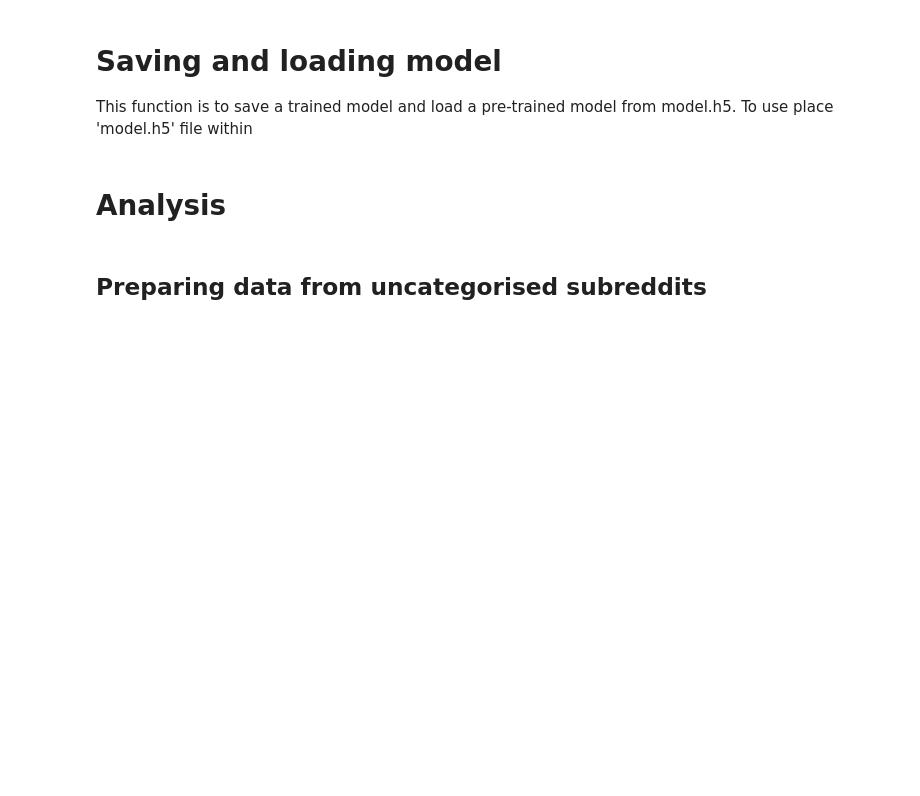
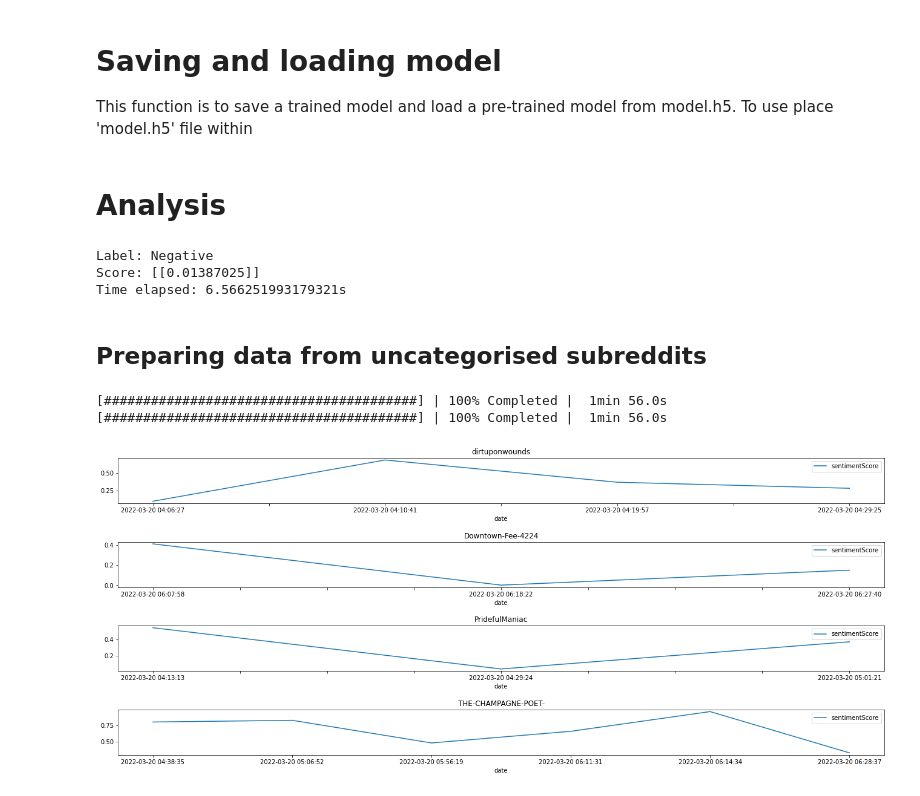
Before and after one commit to yipjunkai/1015_proj, a Jupyter notebook: proj.ipynb, the cells around one changed output. Saved outputs shown, nothing was run; the diff lists cells and outputs as text; code cells hidden in the pictures; blank space fills up the shorter version.

```diff
--- a/proj.ipynb
+++ b/proj.ipynb
@@ -169,7 +199,7 @@ def standardiseRedditDF(dff, sentimentValue=None):
 
     dff = removeInvalidRedditPost(dff)
     dff.rename(columns={'Author': 'user_id', 'Post_iD': 'id', 'Publish_date':'date', 'Body':'text'}, inplace=True)
-    dff['text'] = dff['Title'].str.cat(dff['text'], sep=" - ")
+    dff['text'] = dff['Title'].str.cat(dff['text'], sep=" ")
     dff = dff.drop(columns=['Score', 'Total_no_of_comments', 'Link', 'Subreddit', 'Title'])
 
     if sentimentValue != None:
@@ -227,7 +276,12 @@ def preprocess(text):
 
   return " ".join(tokens)
 
-df.text = df.text.progress_apply(lambda x: preprocess(x))
+def parellelPreProcess(df):
+    ddf = dd.from_pandas(df, npartitions=4)
+    ddf["text"] = ddf["text"].apply(lambda x: preprocess(x), meta=('result', str))
+    df4 = ddf.compute()
+
+df = parellelPreProcess(df)
 # %% [markdown]
 ## Cleaned and merged data
 # %%
@@ -364,21 +470,31 @@ prediction = predict("I'm sick of this game", True)
 print(f"Label: {prediction['label']}")
 print(f"Score: {prediction['score']}")
 print(f"Time elapsed: {prediction['elapsedTime']}s")
+# %% [output]
+Label: Negative
+Score: [[0.01387025]]
+Time elapsed: 6.566251993179321s
 # %% [markdown]
 ## Preparing data from uncategorised subreddits
 # %%
-def hi():
+def hi(count):
     df4 = pd.read_csv(f"{directory}/teenagers.csv")
     df4 = standardiseRedditDF(df4)
 
+    if count:
+        df4 = df4.head(count)
+
     ddf = dd.from_pandas(df4, npartitions=4)
-    ddf["sentimentScore"] = ddf["text"].map_partitions(lambda x: float(predict(x)['score']))
+    ddf["sentimentScore"] = ddf["text"].apply(lambda x: float(predict(x)['score']), meta=('result', float))
+    ddf["sentiment"] = ddf["sentimentScore"].apply(lambda x: sentimentFromScore(x), meta=('result', str))
     df4 = ddf.compute()
-    df4["sentiment"] = df4["sentimentScore"].apply(lambda x: sentimentFromScore(x))
 
     return df4
 
-# hi = hi()
+hi = hi(300)
+# %% [output]
+[########################################] | 100% Completed |  1min 56.0s
+[########################################] | 100% Completed |  1min 56.0s
 # %%
 def duplicatePosts(hi):
 
@@ -386,11 +502,27 @@ def duplicatePosts(hi):
 
     return duplicatePosts
 
-# duplicatePosts(hi).sample(10)
+duplicatePosts = duplicatePosts(hi)
 # %%
-def hello(duplicatePosts):
-    tina = duplicatePosts.sample(1000).sort_values("date") #[duplicatePosts["user_id"] == 'ActualSteveRogers'].sort_values("date")
-    tina.plot(x='date', y='sentimentScore', kind='line', figsize=(20,8))
+import random
+
+def hello(duplicatePosts, count):
+
+    fig, axs = subplots(count)
+    fig.tight_layout()
+
+    duplicatePosts = duplicatePosts.reset_index(drop=True)
+
+    names = duplicatePosts.user_id.unique()
+    random.shuffle(names)
+
+    for y, x in enumerate(names[0:count]):
+        tina = duplicatePosts[duplicatePosts["user_id"] == x].sort_values("date")
+        tina.plot(x='date', y='sentimentScore', kind='line', figsize=(20,8), ax=axs[y])
+        axs[y].set_title(f"{x}")
+
     show()
 
-# hello(duplicatePosts)
+hello(duplicatePosts, 4)
+# %% [output]
+[figure, added]
```
Also changed, not shown: parts of 18 cells of this notebook.
